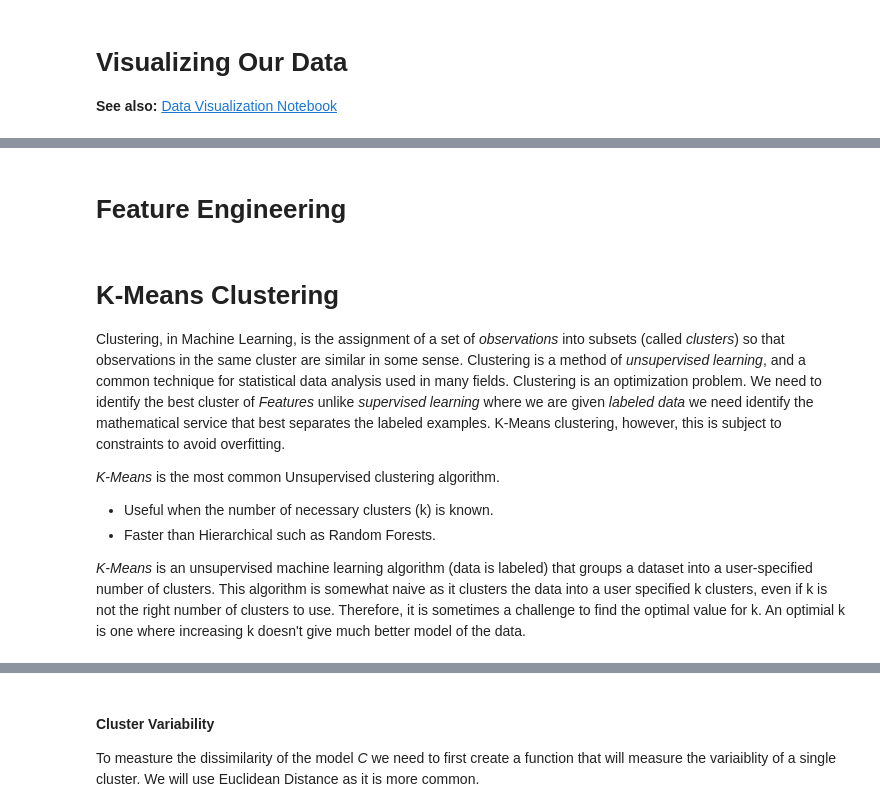
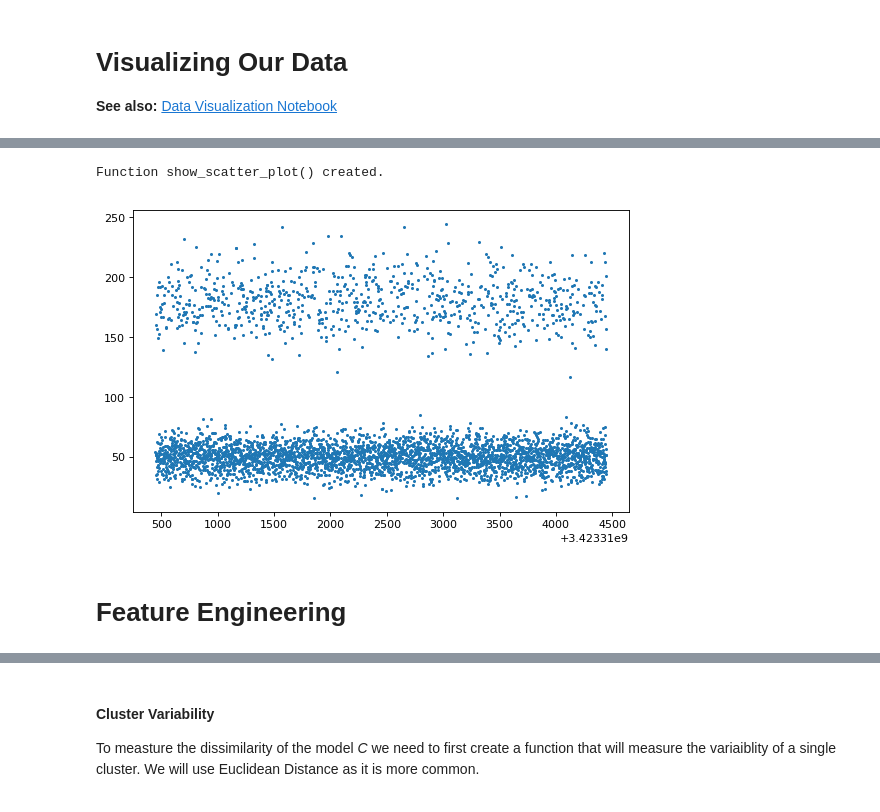
Before and after one commit to harperd/machine-learning, a Jupyter notebook: clustering-kmeans.ipynb, the cells around one changed output, grey strips where cells are left out. Saved outputs shown, nothing was run; the diff lists cells and outputs as text; code cells hidden in the pictures.

```diff
--- a/clustering-kmeans.ipynb
+++ b/clustering-kmeans.ipynb
@@ -83,13 +144,21 @@ Function show_scatter_matrix() created.
+# %%
+def show_scatter_plot(df, predictor = None):
+    plt.figure(figsize=(8, 5), dpi=80)
+    X = df.values
+
+    if (predictor == None):
+        plt.scatter(X[:, 0], X[:, 1], s=3);
+    else:
+        y_kmeans = predictor
+        plt.scatter(X[:, 0], X[:, 1], c=y_kmeans, s=3, cmap='viridis')
+        centers = predictor.cluster_centers_
+        plt.scatter(centers[:, 0], centers[:, 1], c='black', s=200, alpha=0.5);
+
+print("Function show_scatter_plot() created.")
+
+show_scatter_plot(df_raw)
+# %% [output]
+Function show_scatter_plot() created.
+[figure, added]
 # %% [markdown]
 # Feature Engineering
-# %% [markdown]
-# K-Means Clustering
-
-Clustering, in Machine Learning, is the assignment of a set of *observations* into subsets (called *clusters*) so that observations in the same cluster are similar in some sense. Clustering is a method of *unsupervised learning*, and a common technique for statistical data analysis used in many fields. Clustering is an optimization problem. We need to identify the best cluster of *Features* unlike *supervised learning* where we are given *labeled data* we need identify the mathematical service that best separates the labeled examples. K-Means clustering, however, this is subject to constraints to avoid overfitting.
-
-*K-Means* is the most common Unsupervised clustering algorithm.
-
-- Useful when the number of necessary clusters (k) is known.
-- Faster than Hierarchical such as Random Forests.
-
-*K-Means* is an unsupervised machine learning algorithm (data is labeled) that groups a dataset into a user-specified number of clusters. This algorithm is somewhat naive as it clusters the data into a user specified k clusters, even if k is not the right number of clusters to use. Therefore, it is sometimes a challenge to find the optimal value for k. An optimial k is one where increasing k doesn't give much better model of the data.
```
Also changed, not shown: parts of 19 cells of this notebook, 1 other file.
